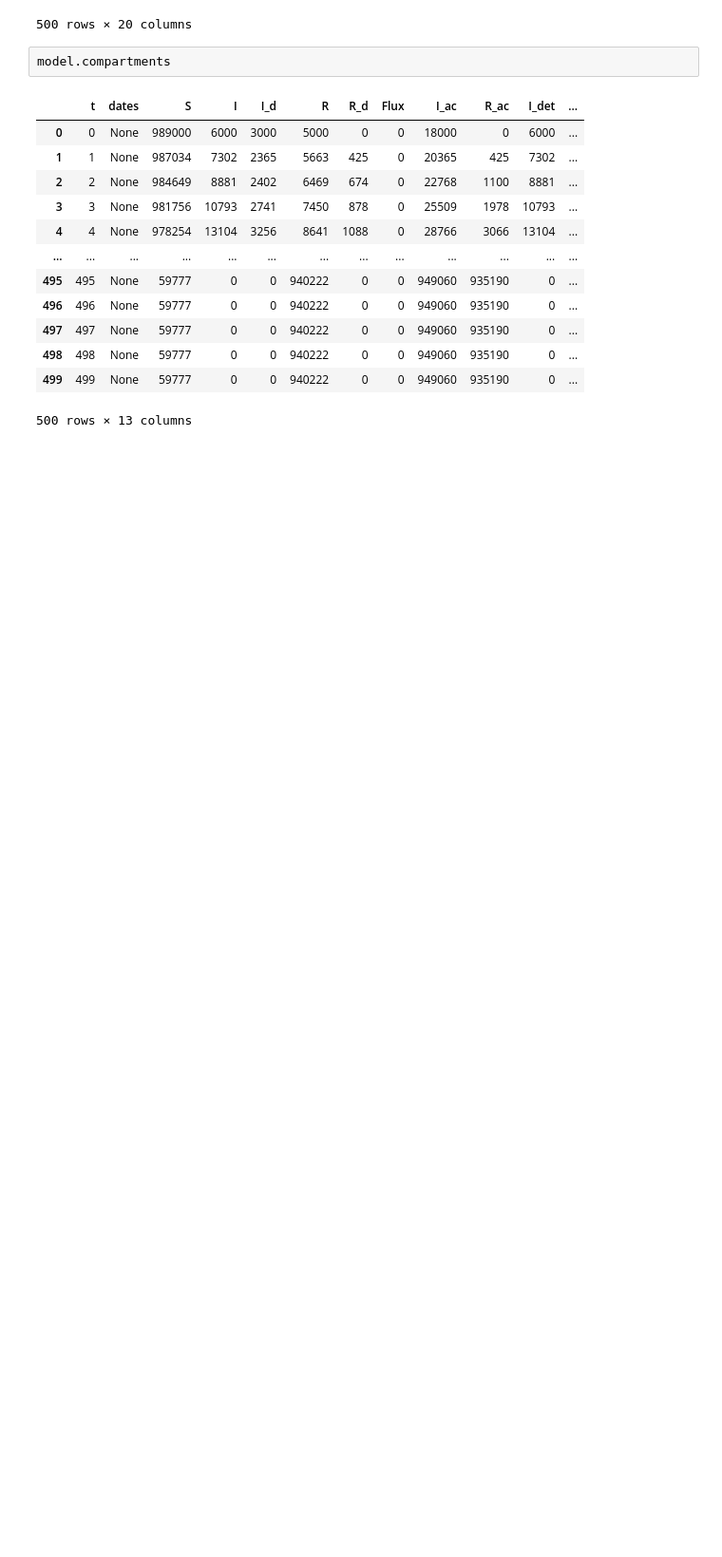
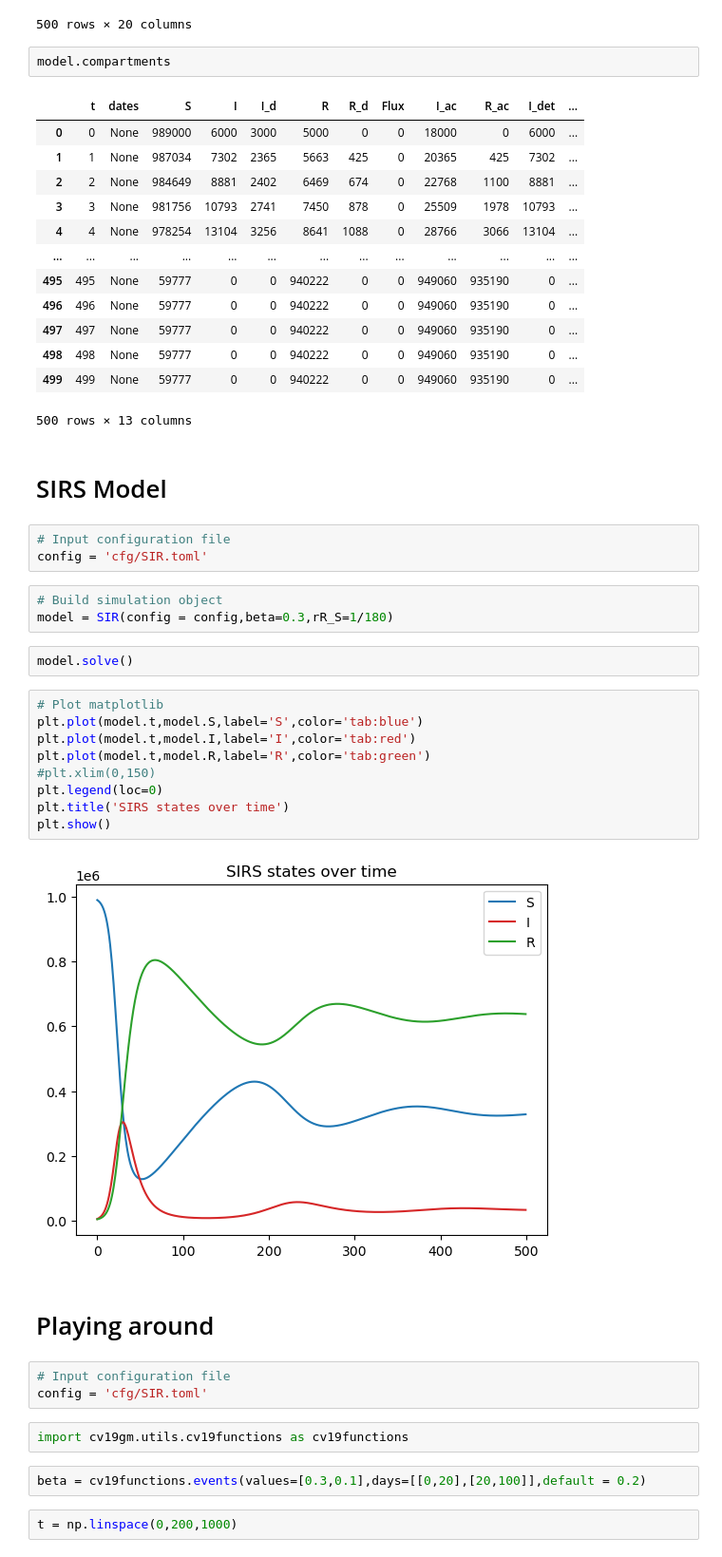
Before and after one commit to DLab/covid19geomodeller, a Jupyter notebook: Examples/SIR.ipynb, the cells around one changed output. Shown at 95% size. Saved outputs shown, nothing was run; the diff lists cells and outputs as text; blank space fills up the shorter version.

```diff
--- a/Examples/SIR.ipynb
+++ b/Examples/SIR.ipynb
@@ -99,3 +99,35 @@ model.compartments
 | 498 | 498 | None | 59777 | 0 | 0 | 940222 | 0 | 0 | 949060 | 935190 | 0 | ... |
 | 499 | 499 | None | 59777 | 0 | 0 | 940222 | 0 | 0 | 949060 | 935190 | 0 | ... |
 500 rows × 13 columns
+# %% [markdown]
+# SIRS Model
+# %%
+# Input configuration file
+config = 'cfg/SIR.toml'
+# %%
+# Build simulation object
+model = SIR(config = config,beta=0.3,rR_S=1/180)
+# %%
+model.solve()
+# %%
+# Plot matplotlib
+plt.plot(model.t,model.S,label='S',color='tab:blue')
+plt.plot(model.t,model.I,label='I',color='tab:red')
+plt.plot(model.t,model.R,label='R',color='tab:green')
+#plt.xlim(0,150)
+plt.legend(loc=0)
+plt.title('SIRS states over time')
+plt.show()
+# %% [output]
+[figure, added]
+# %% [markdown]
+# Playing around
+# %%
+# Input configuration file
+config = 'cfg/SIR.toml'
+# %%
+import cv19gm.utils.cv19functions as cv19functions
+# %%
+beta = cv19functions.events(values=[0.3,0.1],days=[[0,20],[20,100]],default = 0.2)
+# %%
+t = np.linspace(0,200,1000)
```
Also changed, not shown: parts of 4 cells of this notebook, 4 other files.
